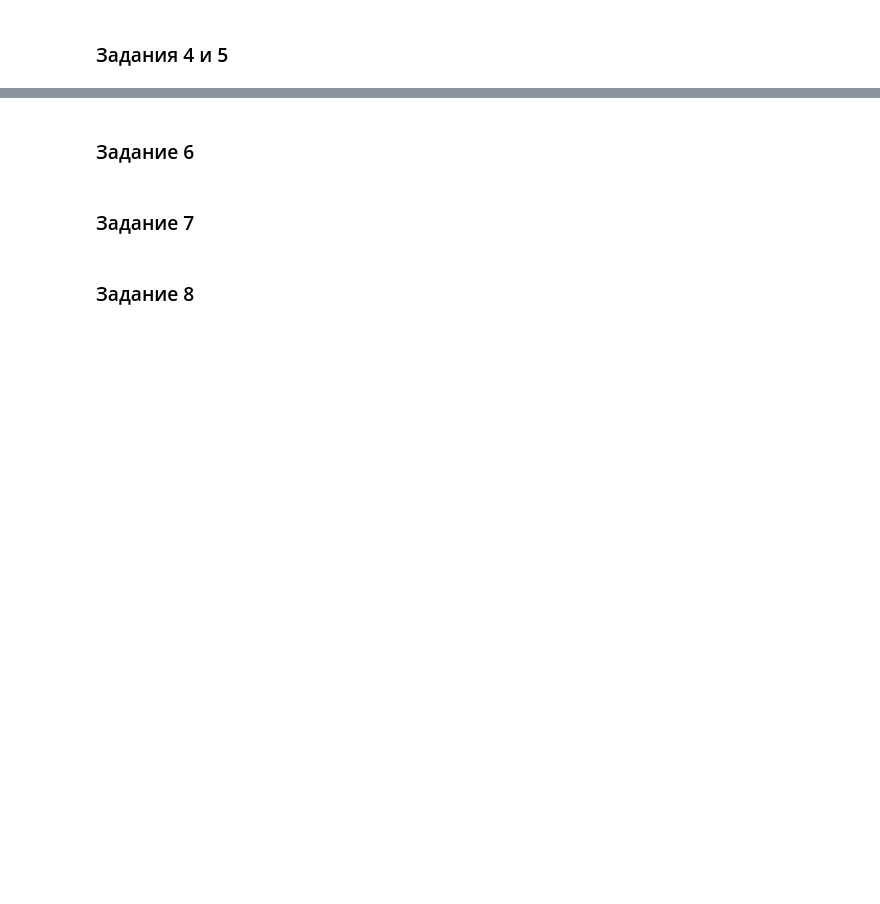
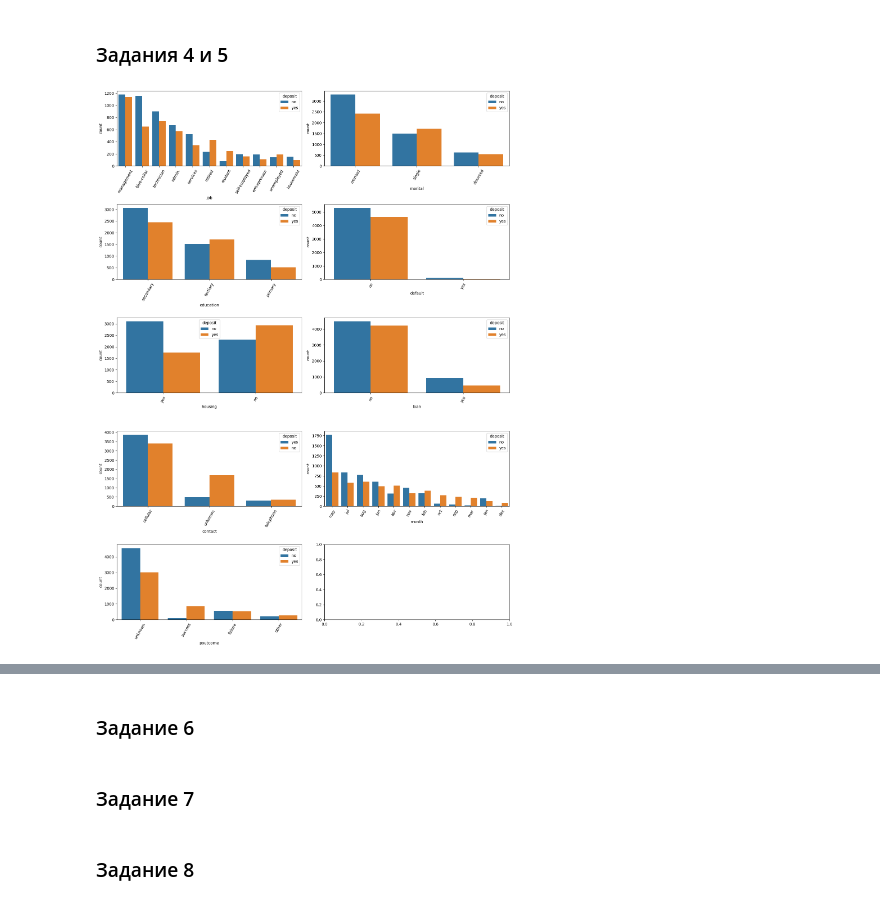
Before and after one commit to killri/sf_data_science, a Jupyter notebook: project_4_ml/Project_4_ML.ipynb, the cells around one changed output, grey strips where cells are left out. Cells and saved outputs as stored; diff of their text form; code cells hidden in the pictures; blank space fills up the shorter version.

```diff
--- a/project_4_ml/Project_4_ML.ipynb
+++ b/project_4_ml/Project_4_ML.ipynb
@@ -211,5 +261,20 @@ df = cleaned
 ### Задания 4 и 5
 # %%
 #рассчитайте описательные статистики для категориальных переменных, проинтерпретируйте результат
-#ваш код
+df.describe(include='object')
 #постройте визуализации, иллюстрирующие результаты
+cat_features = ['job', 'marital', 'education', 'default','housing', 'loan', 'contact', 'month', 'poutcome']
+n = len(cat_features) #число категориальных признаков
+fig, axes = plt.subplots(n//2+1, 2, figsize=(15, 20)) #фигура+n*2 координатных плоскостей
+#Создаем цикл для всех признаков из списка категориальных признаков
+for i, feature in enumerate(cat_features):
+    #Строим количественную столбчатую для долевого соотношения каждой из категорий в данных
+    count_data = (df.groupby(feature)['deposit'].value_counts()
+                  .sort_values(ascending=False)
+                  .rename('count')
+                  .reset_index())
+    count_barplot = sns.barplot(data=count_data, x=feature, y='count', hue = 'deposit', ax=axes[i//2][i%2])
+    count_barplot.xaxis.set_tick_params(rotation=60)
+plt.tight_layout() #выравнивание графиков
+# %% [output]
+[figure, added]
```
Also changed, not shown: parts of 18 cells of this notebook.
